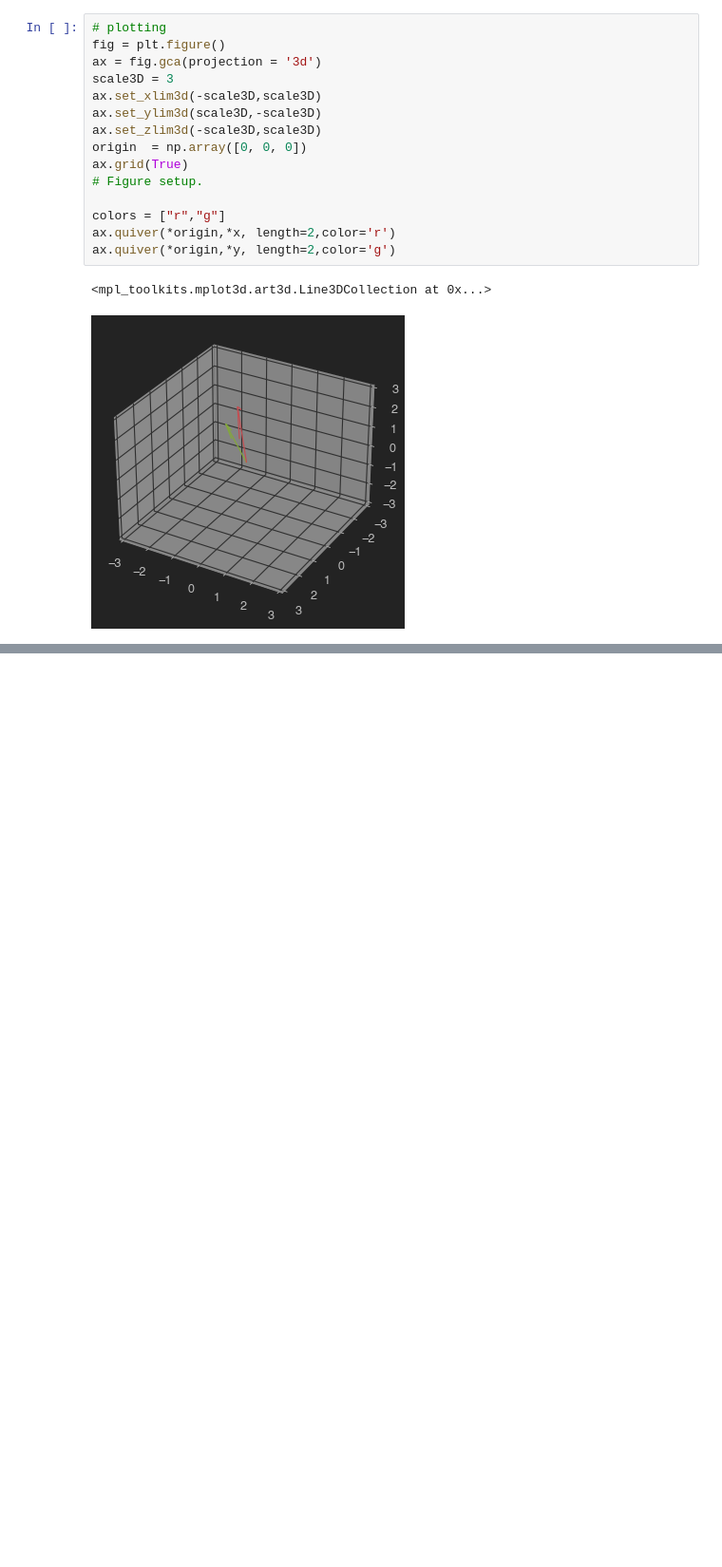
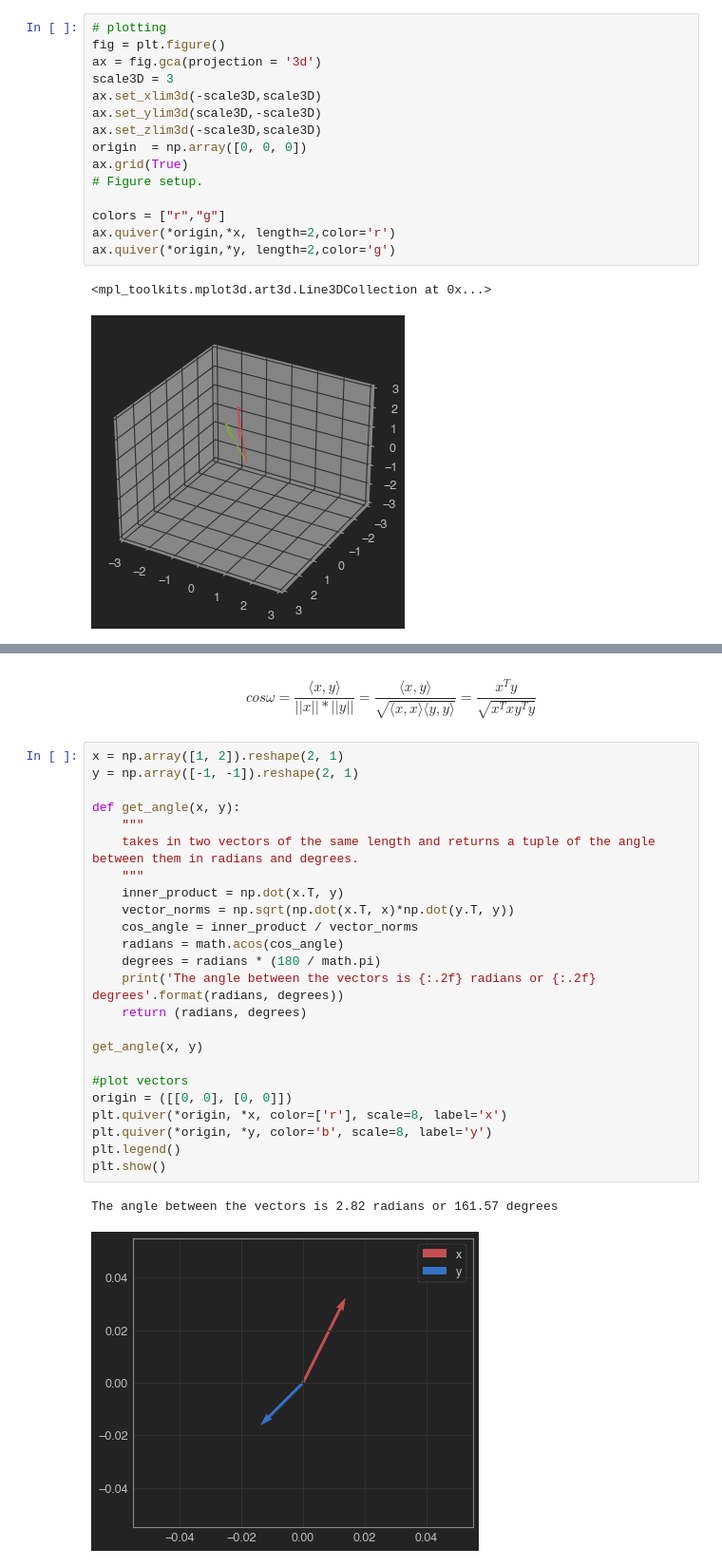
Before and after one commit to Pooret/biased_outliers, a Jupyter notebook: Ch. 3 Exercises.ipynb, the cells around one changed output, grey strips where cells are left out. Shown at 95% size. Cells and saved outputs as stored; diff of their text form; blank space fills up the shorter version.

```diff
--- a/Ch. 3 Exercises.ipynb
+++ b/Ch. 3 Exercises.ipynb
@@ -162,0 +178,31 @@ ax.quiver(*origin,*y, length=2,color='g')
+# %% [markdown]
+$$
+cos\omega = \frac{\langle x,y\rangle}{||x||* ||y||} = \frac{\langle x,y\rangle}{\sqrt{\langle x,x\rangle\langle y,y\rangle}} = \frac{x^Ty}{\sqrt{x^Txy^Ty}}
+$$
+# %%
+x = np.array([1, 2]).reshape(2, 1)
+y = np.array([-1, -1]).reshape(2, 1)
+
+def get_angle(x, y):
+    """
+    takes in two vectors of the same length and returns a tuple of the angle between them in radians and degrees.
+    """
+    inner_product = np.dot(x.T, y)
+    vector_norms = np.sqrt(np.dot(x.T, x)*np.dot(y.T, y))
+    cos_angle = inner_product / vector_norms
+    radians = math.acos(cos_angle)
+    degrees = radians * (180 / math.pi)
+    print('The angle between the vectors is {:.2f} radians or {:.2f} degrees'.format(radians, degrees))
+    return (radians, degrees)
+
+get_angle(x, y)
+
+#plot vectors
+origin = ([[0, 0], [0, 0]])
+plt.quiver(*origin, *x, color=['r'], scale=8, label='x')
+plt.quiver(*origin, *y, color='b', scale=8, label='y')
+plt.legend()
+plt.show()
+# %% [output]
+The angle between the vectors is 2.82 radians or 161.57 degrees
+[figure, added]
```
Also changed, not shown: parts of 25 cells of this notebook.
